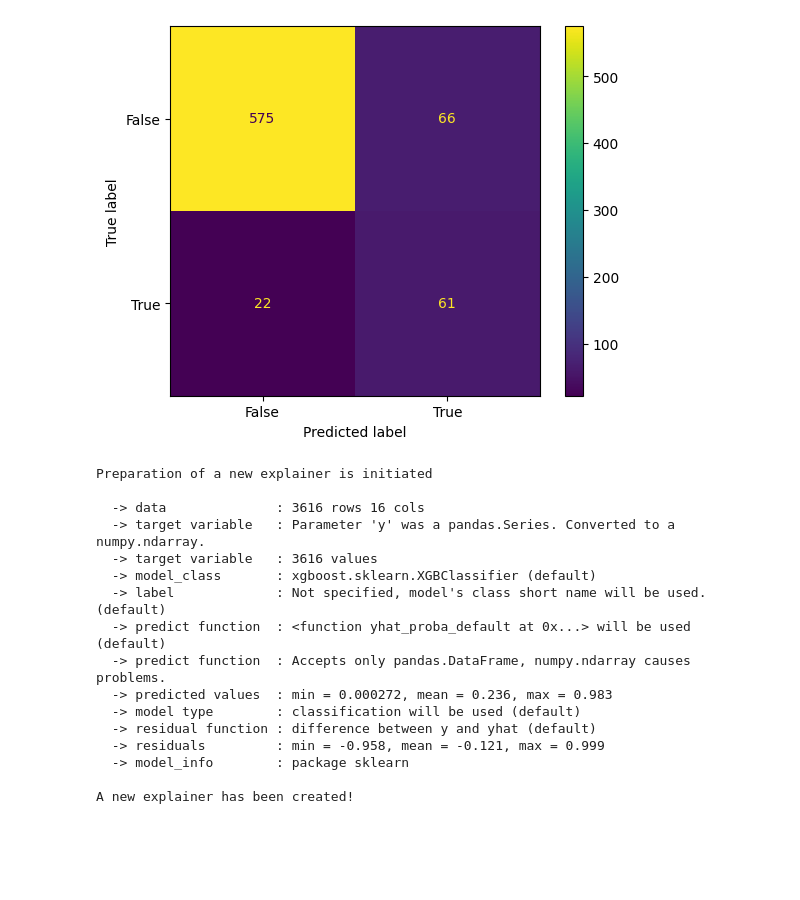
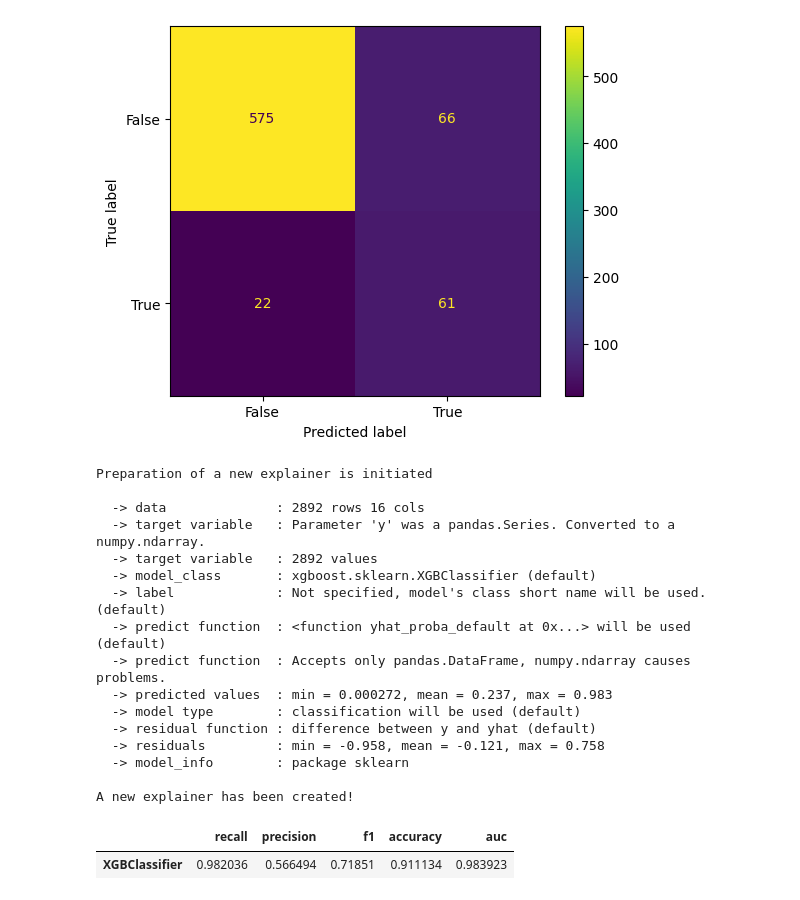
Before and after one commit to UserKrzysztof/MachineLearning-project1, a Jupyter notebook: code/pipeline_v0.ipynb, the cells around one changed output. Saved outputs shown, nothing was run; the diff lists cells and outputs as text; code cells hidden in the pictures; blank space fills up the shorter version.

```diff
--- a/code/pipeline_v0.ipynb
+++ b/code/pipeline_v0.ipynb
@@ -44,7 +52,7 @@ def get_numerical_features_transformer():
             month_num_dict = {month.lower(): index for index, month in enumerate(calendar.month_abbr) if month}
             X_transformed['month'] = X_transformed['month'].map(month_num_dict)
             X_transformed['year'] = np.repeat(2024, repeats= X_transformed.shape[0])
-            X_transformed['day_of_the_year'] = pd.to_datetime(X_transformed[["year","month","day"]])
+            X_transformed['day_of_the_year'] = pd.to_datetime(X_transformed[["year","month","day"]], format='%d/%m/%y', errors='coerce')
             X_transformed['day_of_the_year'] = X_transformed['day_of_the_year'].apply(lambda x: x.dayofyear)
             return X_transformed.drop(columns=["day", "month", "year"])
 
@@ -200,24 +208,29 @@ roc_auc  : 0.815987820235701
 # %%
 import dalex as dx
 # %%
-exp = dx.Explainer(clf, df.drop(columns=TARGET_VALUE), df[TARGET_VALUE])
+exp = dx.Explainer(clf, X_train, y_train)
 mp = exp.model_performance(model_type = 'classification')
 # %% [output]
 Preparation of a new explainer is initiated
 
-  -> data              : 3616 rows 16 cols
+  -> data              : 2892 rows 16 cols
   -> target variable   : Parameter 'y' was a pandas.Series. Converted to a numpy.ndarray.
-  -> target variable   : 3616 values
+  -> target variable   : 2892 values
   -> model_class       : xgboost.sklearn.XGBClassifier (default)
   -> label             : Not specified, model's class short name will be used. (default)
   -> predict function  : <function yhat_proba_default at 0x...> will be used (default)
   -> predict function  : Accepts only pandas.DataFrame, numpy.ndarray causes problems.
-  -> predicted values  : min = 0.000272, mean = 0.236, max = 0.983
+  -> predicted values  : min = 0.000272, mean = 0.237, max = 0.983
   -> model type        : classification will be used (default)
   -> residual function : difference between y and yhat (default)
-  -> residuals         : min = -0.958, mean = -0.121, max = 0.999
+  -> residuals         : min = -0.958, mean = -0.121, max = 0.758
   -> model_info        : package sklearn
 
 A new explainer has been created!
 # %%
 mp.plot(geom="roc")
+# %%
+mp.result
+# %% [output]
+|  | recall | precision | f1 | accuracy | auc |
+| XGBClassifier | 0.982036 | 0.566494 | 0.71851 | 0.911134 | 0.983923 |
```
Also changed, not shown: parts of 3 cells of this notebook.
